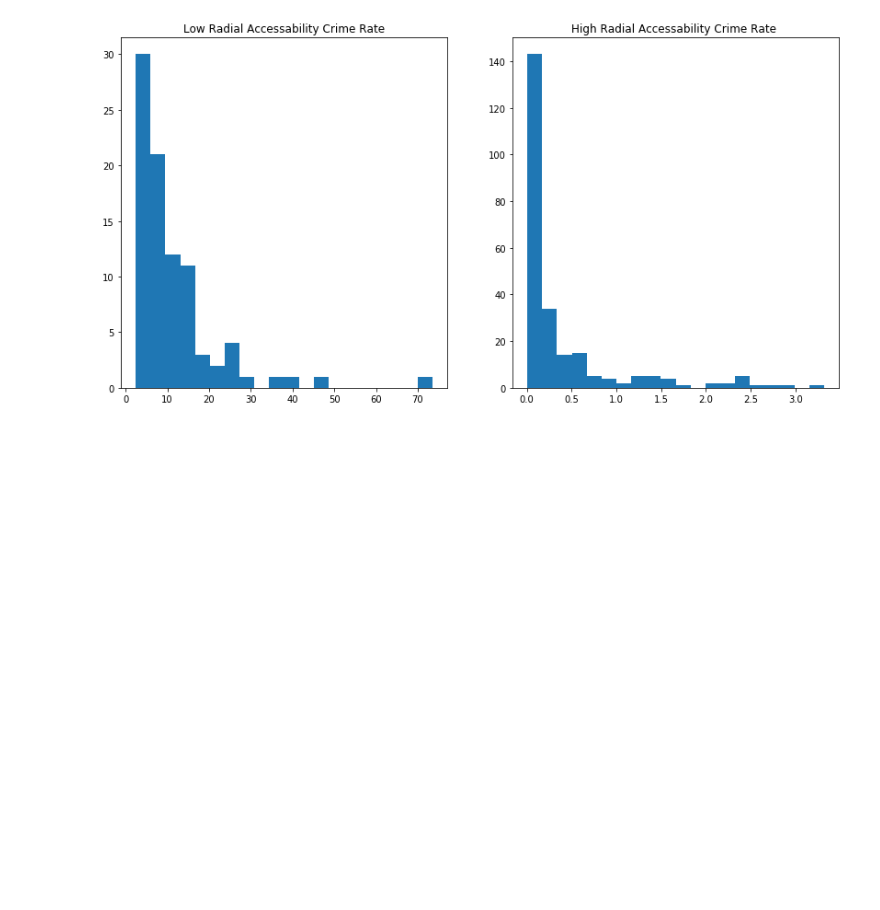
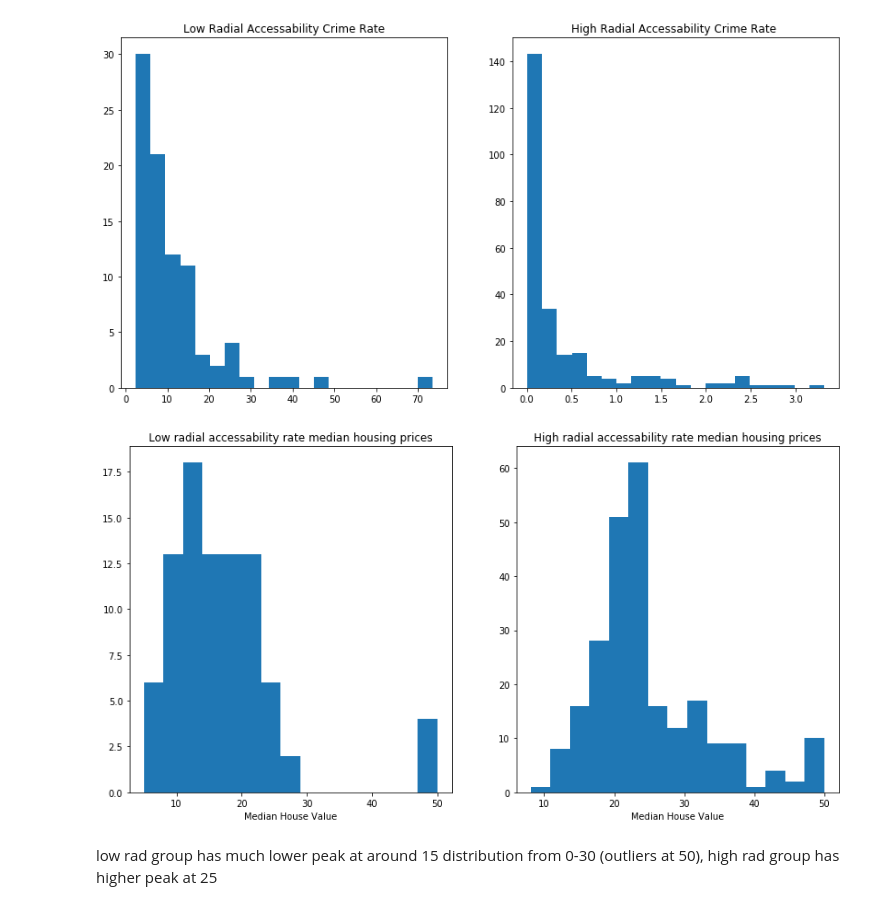
Before and after one commit to ktzioumis/dsc-1-03-16-eda-with-pandas-using-the-boston-housing-data-lab-online-ds-pt-112618, a Jupyter notebook: index.ipynb, the cells around one changed output. Drawn from its saved outputs; the diff is of its cells as text; code cells hidden in the pictures; blank space fills up the shorter version.

```diff
--- a/index.ipynb
+++ b/index.ipynb
@@ -536,3 +536,19 @@ plt.show()
 #note differences in scale!
 # %% [output]
 [figure]
+# %%
+bhdradmedv=plt.figure(figsize=(14,7))
+ax1= bhdradmedv.add_subplot(121)
+ax1.hist(bhdlowrad.medv,bins =15)
+ax1.set_title('Low radial accessability rate median housing prices')
+ax1.set_ylim
+ax1.set_xlabel('Median House Value')
+ax2=bhdradmedv.add_subplot(122)
+ax2.hist(bhdhighrad.medv,bins=15)
+ax2.set_title('High radial accessability rate median housing prices')
+ax2.set_xlabel('Median House Value')
+plt.show()
+# %% [output]
+[figure, added]
+# %% [markdown]
+low rad group has much lower peak at around 15 distribution from 0-30 (outliers at 50), high rad group has higher peak at 25
```
